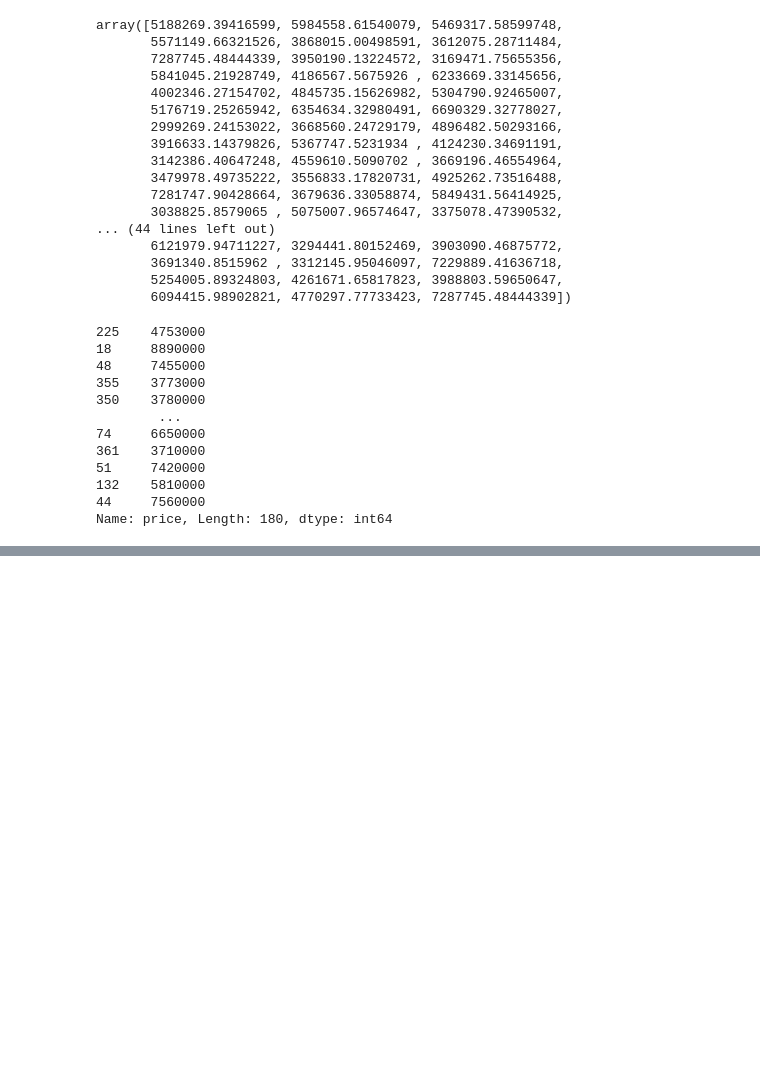
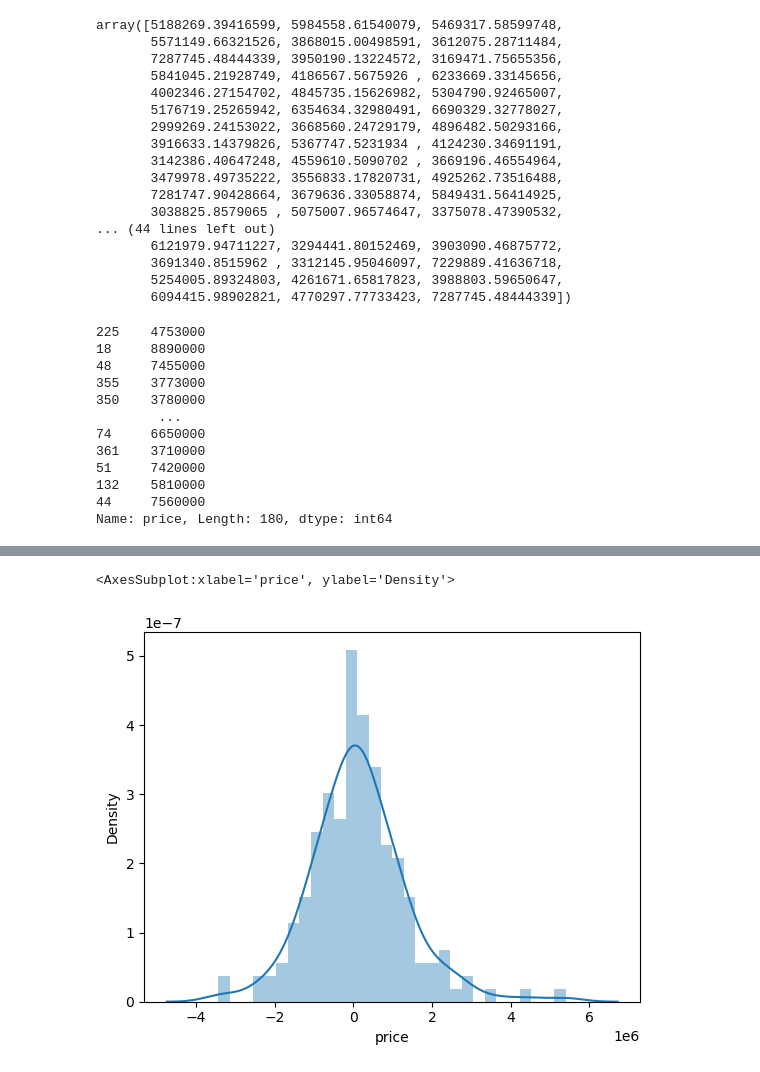
Before and after one commit to dancanyego/Linear-Regression-, a Jupyter notebook: LinearRegression.ipynb, the cells around one changed output, grey strips where cells are left out. Cells and saved outputs as stored; diff of their text form; code cells hidden in the pictures; blank space fills up the shorter version.

```diff
--- a/LinearRegression.ipynb
+++ b/LinearRegression.ipynb
@@ -174,0 +180,7 @@ Name: price, Length: 180, dtype: int64
+# %%
+# Residuals
+
+sns.distplot(y_test-predictions,bins=30)
+# %% [output]
+<AxesSubplot:xlabel='price', ylabel='Density'>
+[figure, added]
```
Also changed, not shown: parts of 1 cell of this notebook.
